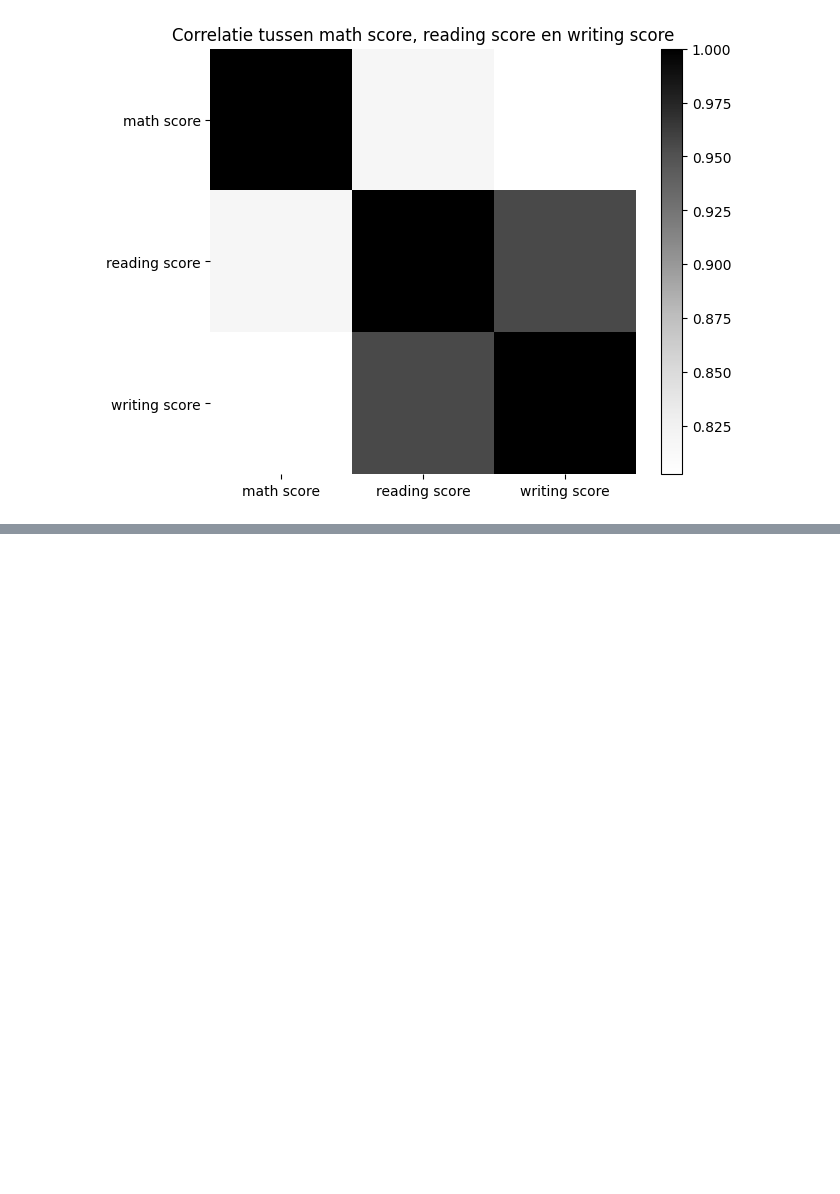
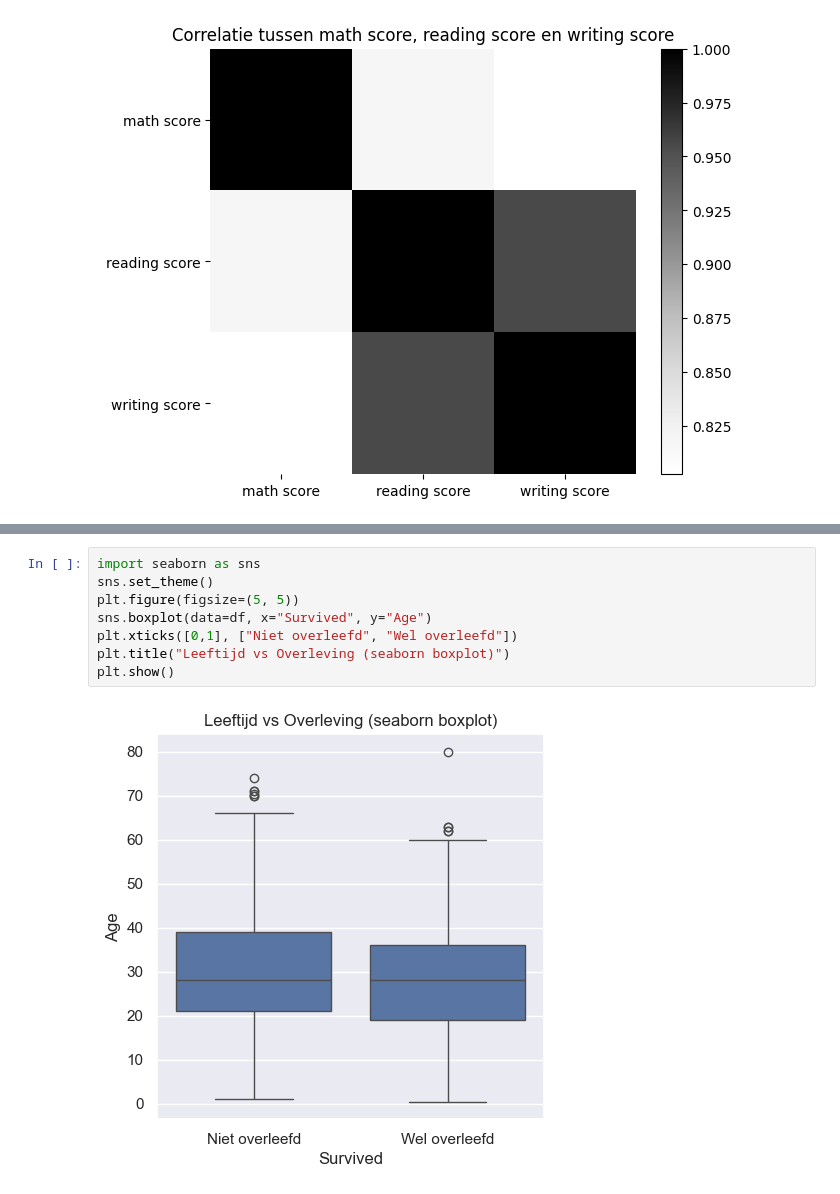
Before and after one commit to Jef-DS/matplotlib, a Jupyter notebook: matplotlib07.ipynb, the cells around one changed output, grey strips where cells are left out. Saved outputs shown, nothing was run; the diff lists cells and outputs as text; blank space fills up the shorter version.

```diff
--- a/matplotlib07.ipynb
+++ b/matplotlib07.ipynb
@@ -150,0 +210,10 @@ plt.show()
+# %%
+import seaborn as sns
+sns.set_theme()
+plt.figure(figsize=(5, 5))
+sns.boxplot(data=df, x="Survived", y="Age")
+plt.xticks([0,1], ["Niet overleefd", "Wel overleefd"])
+plt.title("Leeftijd vs Overleving (seaborn boxplot)")
+plt.show()
+# %% [output]
+[figure, added]
```
Also changed, not shown: parts of 11 cells of this notebook.
